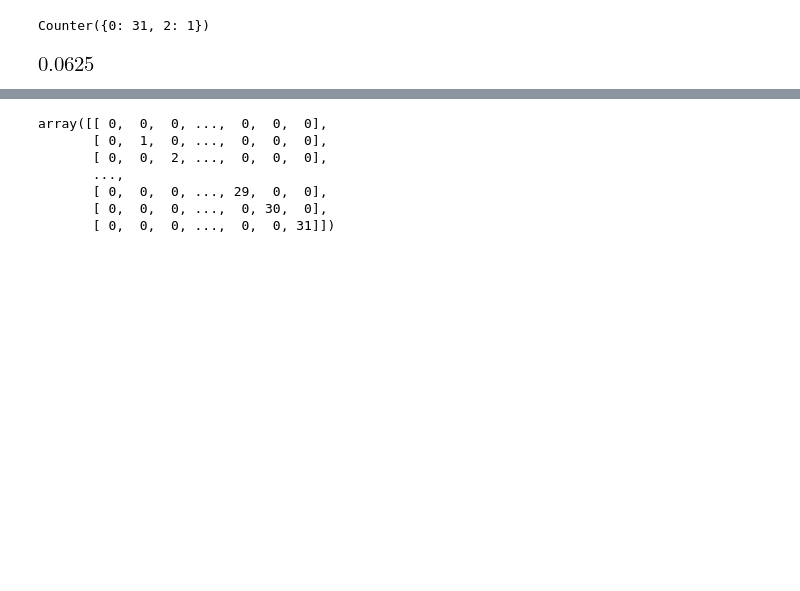
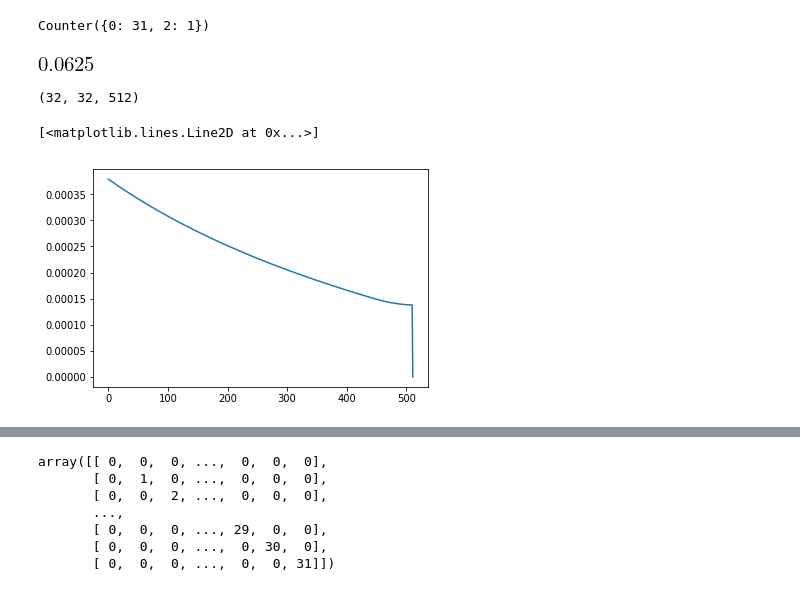
Before and after one commit to CQuIC/pysme, a Jupyter notebook: notebooks/wavepacket-photon-counting.ipynb, the cells around one changed output, grey strips where cells are left out. Drawn from its saved outputs; the diff is of its cells as text; code cells hidden in the pictures; blank space fills up the shorter version.

Commit message:
fock detection prob

```diff
--- a/notebooks/wavepacket-photon-counting.ipynb
+++ b/notebooks/wavepacket-photon-counting.ipynb
@@ -139,4 +144,22 @@ no_jump_traces = soln_n_no_jump.get_hierarchy_expectations(np.kron(Id,
 # %%
-no_jump_fock_probs = [soln_n_no_jump.get_hierarchy_expectations(np.kron(Id,
-                                                                        fock_proj(n, 31)))
-                      for n in range(32)]
+no_jump_fock_probs = [[soln_n_no_jump.get_hierarchy_expectations(np.kron(Id,
+                                                                        mat_elem(m, n, 31)))
+                      for n in range(32)] for m in range(32)]
+# %%
+rhomns = np.asarray(no_jump_fock_probs).reshape(32,32,512)
+rhomns.shape
+# %% [output]
+(32, 32, 512)
+# %%
+def xi_squared(t):
+    return rect(t, a=0, b=0.5)**2
+# %%
+import itertools
+dt = times21[1]- times21[0]
+
+temp = [dt*np.sqrt(m*n)*cs[m,n]*xi_squared(times21)*rhomns[m-1,n-1,:] for m,n in itertools.product(range(1, 32), range(1, 32))]
+# %%
+plt.plot(np.real(sum(temp)))
+# %% [output]
+[<matplotlib.lines.Line2D at 0x...>]
+[figure, added]
```
Also changed, not shown: parts of 7 cells of this notebook.
